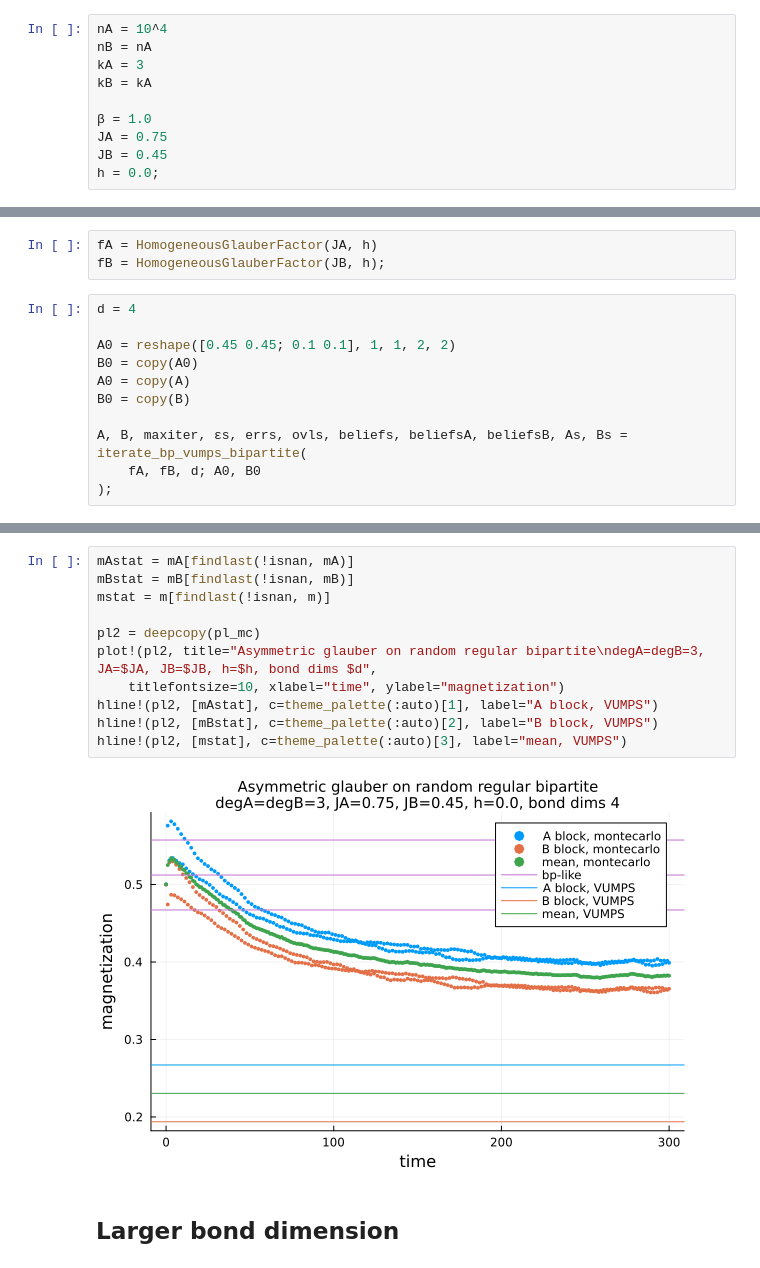
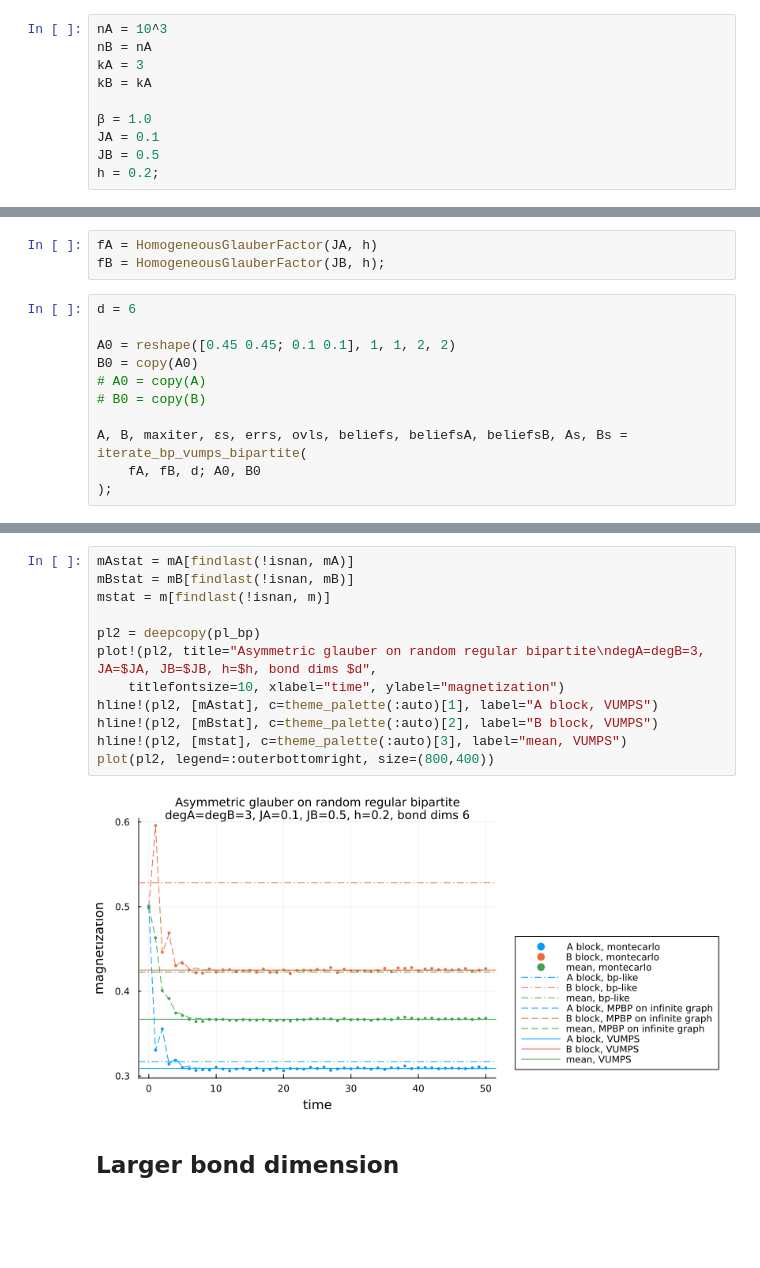
Before and after one commit to stecrotti/EternalDynamicCavity, a Jupyter notebook: experiments/bipartite/glauber_asymmetric_bipartite.ipynb, the cells around one changed output, grey strips where cells are left out. Drawn from its saved outputs; the diff is of its cells as text; blank space fills up the shorter version.

```diff
--- a/experiments/bipartite/glauber_asymmetric_bipartite.ipynb
+++ b/experiments/bipartite/glauber_asymmetric_bipartite.ipynb
@@ -6,15 +7,15 @@ using Plots, Statistics
 # %%
 include("../../../telegram/notifications.jl");
 # %%
-nA = 10^4
+nA = 10^3
 nB = nA
 kA = 3
 kB = kA
 
 β = 1.0
-JA = 0.75
-JB = 0.45
-h = 0.0;
+JA = 0.1
+JB = 0.5
+h = 0.2;
 # %%
 n = nA + nB
 include("random_bipartite_regular.jl")
@@ -97,12 +97,12 @@ plot!(pl_bp, legend=:bottomright)
 fA = HomogeneousGlauberFactor(JA, h)
 fB = HomogeneousGlauberFactor(JB, h);
 # %%
-d = 4
+d = 6
 
 A0 = reshape([0.45 0.45; 0.1 0.1], 1, 1, 2, 2)
 B0 = copy(A0)
-A0 = copy(A)
-B0 = copy(B)
+# A0 = copy(A)
+# B0 = copy(B)
 
 A, B, maxiter, εs, errs, ovls, beliefs, beliefsA, beliefsB, As, Bs = iterate_bp_vumps_bipartite(
     fA, fB, d; A0, B0
@@ -128,16 +140,17 @@ plot!(ylims=(-2,2), legend=:bottomright, xlabel="iters", size=(300,200))
 # %%
 mAstat = mA[findlast(!isnan, mA)]
 mBstat = mB[findlast(!isnan, mB)]
 mstat = m[findlast(!isnan, m)]
 
-pl2 = deepcopy(pl_mc)
+pl2 = deepcopy(pl_bp)
 plot!(pl2, title="Asymmetric glauber on random regular bipartite\ndegA=degB=3, JA=$JA, JB=$JB, h=$h, bond dims $d",
     titlefontsize=10, xlabel="time", ylabel="magnetization")
 hline!(pl2, [mAstat], c=theme_palette(:auto)[1], label="A block, VUMPS")
 hline!(pl2, [mBstat], c=theme_palette(:auto)[2], label="B block, VUMPS")
 hline!(pl2, [mstat], c=theme_palette(:auto)[3], label="mean, VUMPS")
+plot(pl2, legend=:outerbottomright, size=(800,400))
 # %% [output]
-[figure, old version]
+[figure, new version]
 # %% [markdown]
 ## Larger bond dimension
 # %%
```
Also changed, not shown: parts of 16 cells of this notebook.
